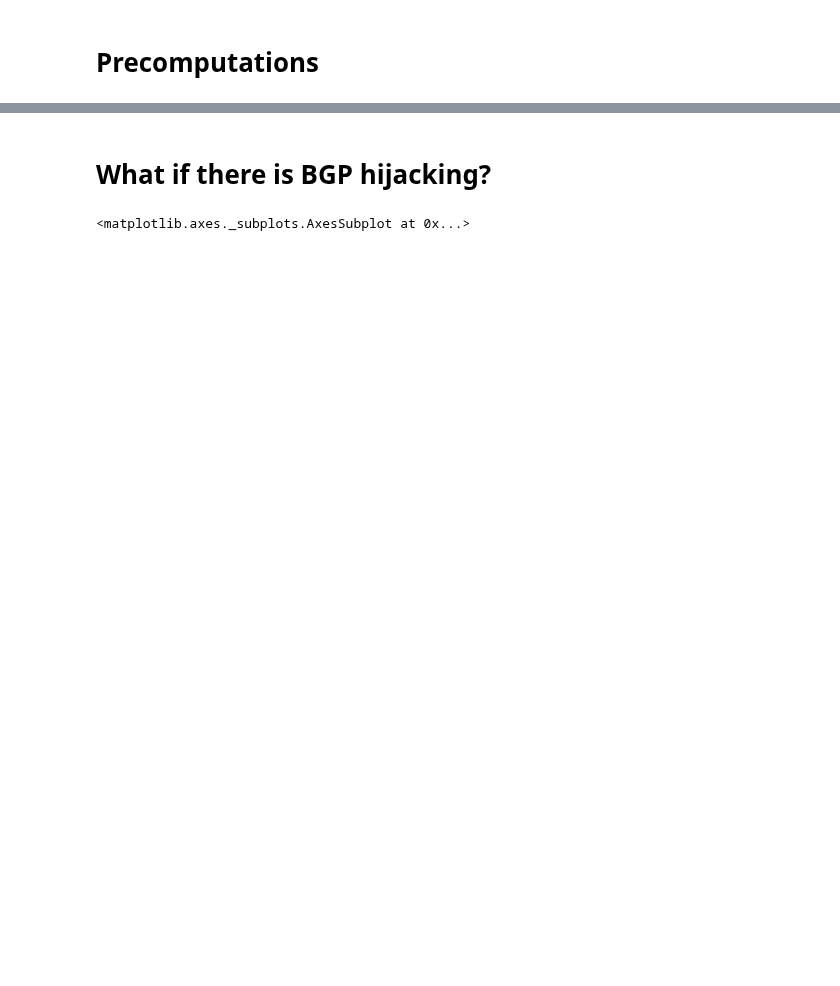
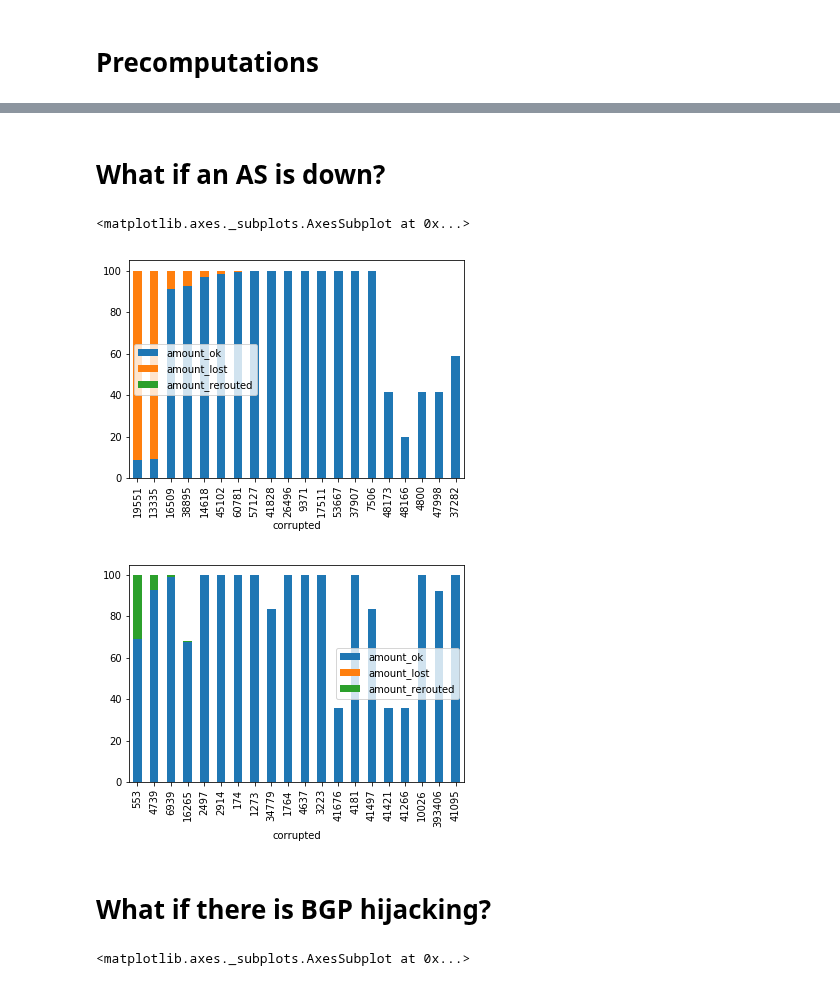
Before and after one commit to dedis/student_19_ripple-partition, a Jupyter notebook: find_match.ipynb, the cells around one changed output, grey strips where cells are left out. Cells and saved outputs as stored; diff of their text form; code cells hidden in the pictures; blank space fills up the shorter version.

```diff
--- a/find_match.ipynb
+++ b/find_match.ipynb
@@ -311,0 +40,20 @@ df_corrupted['amount_rerouted'].apply(lambda x: x*100/transactions['amount'].sum
+# %%
+best_paths_jan = compute_best_paths(ripple_graph_jan)
+best_paths_feb = compute_best_paths(ripple_graph_feb)
+best_paths_mar = compute_best_paths(ripple_graph_mar)
+best_paths_apr = compute_best_paths(ripple_graph_apr)
+best_paths_may = compute_best_paths(ripple_graph_may)
+best_paths_jun = compute_best_paths(ripple_graph_jun)
+best_paths_jul = compute_best_paths(ripple_graph_jul)
+best_paths_aug = compute_best_paths(ripple_graph_aug)
+# %% [markdown]
+# What if an AS is down?
+# %%
+remove_jan = generate_remove_analysis(ripple_graph_jan,transactions_jan,gateways_jan,best_paths_jan).set_index('corrupted')
+remove_feb = generate_remove_analysis(ripple_graph_feb,transactions_feb,gateways_feb,best_paths_feb).set_index('corrupted')
+remove_mar = generate_remove_analysis(ripple_graph_mar,transactions_mar,gateways_mar,best_paths_mar).set_index('corrupted')
+remove_apr = generate_remove_analysis(ripple_graph_apr,transactions_apr,gateways_apr,best_paths_apr).set_index('corrupted')
+remove_may = generate_remove_analysis(ripple_graph_may,transactions_may,gateways_may,best_paths_may).set_index('corrupted')
+remove_jun = generate_remove_analysis(ripple_graph_jun,transactions_jun,gateways_jun,best_paths_jun).set_index('corrupted')
+remove_jul = generate_remove_analysis(ripple_graph_jul,transactions_jul,gateways_jul,best_paths_jul).set_index('corrupted')
+remove_aug = generate_remove_analysis(ripple_graph_aug,transactions_aug,gateways_aug,best_paths_aug).set_index('corrupted')
@@ -311,0 +63,5 @@ df_corrupted['amount_rerouted'].apply(lambda x: x*100/transactions['amount'].sum
+# %%
+## Visualisation
+remove_result['amount_ok'] = remove_result['amount_ok'].apply(lambda x: x*100/transactions['amount'].sum())
+remove_result['amount_lost'] = remove_result['amount_lost'].apply(lambda x: x*100/transactions['amount'].sum())
+remove_result['amount_rerouted'] = remove_result['amount_rerouted'].apply(lambda x: x*100/transactions['amount'].sum())
@@ -312,2 +70,9 @@ df_corrupted['amount_rerouted'].apply(lambda x: x*100/transactions['amount'].sum
+# %%
+remove_result.sort_values(by='amount_lost',ascending=False).head(20).plot.bar(stacked=True)
+remove_result.sort_values(by='amount_rerouted',ascending=False).head(20).plot.bar(stacked=True)
+# %% [output]
+<matplotlib.axes._subplots.AxesSubplot at 0x...>
+[figure, added]
+[figure, added]
 # %% [markdown]
 # What if there is BGP hijacking?
```
Also changed, not shown: parts of 59 cells of this notebook.
